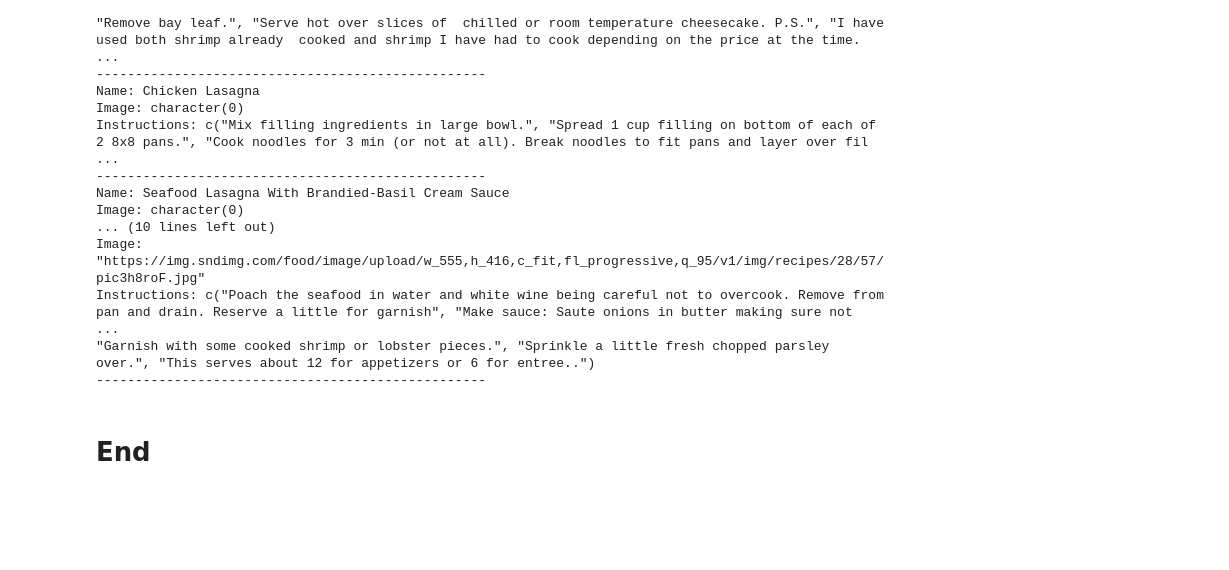
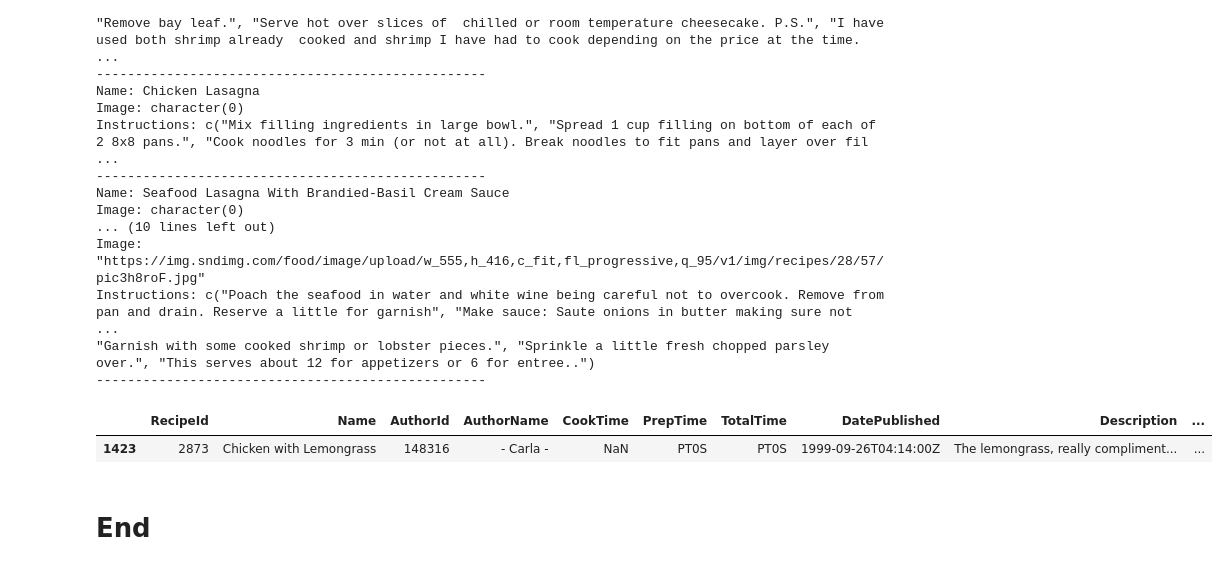
Before and after one commit to MinhasAlungal/culinary_compass, a Jupyter notebook: notebooks/recipe_recommendation.ipynb, the cells around one changed output. Saved outputs shown, nothing was run; the diff lists cells and outputs as text; code cells hidden in the pictures; blank space fills up the shorter version.

```diff
--- a/notebooks/recipe_recommendation.ipynb
+++ b/notebooks/recipe_recommendation.ipynb
@@ -161,6 +170,11 @@ Image: "https://img.sndimg.com/food/image/upload/w_555,h_416,c_fit,fl_progressiv
 Instructions: c("Poach the seafood in water and white wine being careful not to overcook. Remove from pan and drain. Reserve a little for garnish", "Make sauce: Saute onions in butter making sure not  ...
 "Garnish with some cooked shrimp or lobster pieces.", "Sprinkle a little fresh chopped parsley over.", "This serves about 12 for appetizers or 6 for entree..")
 --------------------------------------------------
+# %%
+df[df['Name']=="Chicken with Lemongrass"]
+# %% [output]
+|  | RecipeId | Name | AuthorId | AuthorName | CookTime | PrepTime | TotalTime | DatePublished | Description | ... |
+| 1423 | 2873 | Chicken with Lemongrass | 148316 | - Carla - | NaN | PT0S | PT0S | 1999-09-26T04:14:00Z | The lemongrass, really compliment... | ... |
 # %% [markdown]
 # End
 # %%
```
Also changed, not shown: parts of 3 cells of this notebook, 7 other files.
